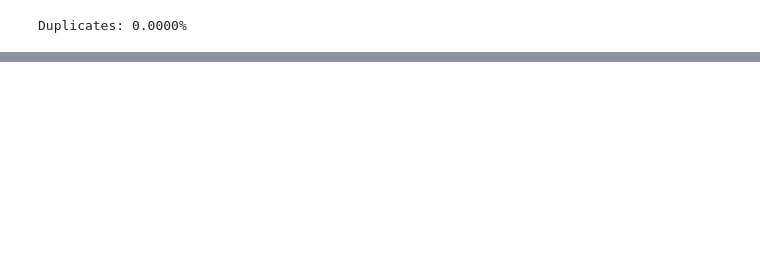
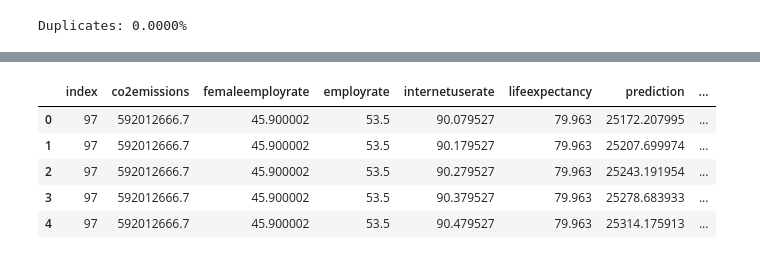
Before and after one commit to Jucavilav/CienciaD-taller2, a Jupyter notebook: Taller2.ipynb, the cells around one changed output, grey strips where cells are left out. Saved outputs shown, nothing was run; the diff lists cells and outputs as text; code cells hidden in the pictures; blank space fills up the shorter version.

```diff
--- a/Taller2.ipynb
+++ b/Taller2.ipynb
@@ -302,0 +347,14 @@ Se dividira el DF dos partes:
+# %%
+# Siendo el incremento de apenas 1/10 de unidad, se espera un cambio en la estimación de la variable objetivo de ~0.57%
+df = pd.concat([df_seleccionado[features].iloc[0:1]] * 5).reset_index()
+df["internetuserate"] = df["internetuserate"] + (df.index / 10)
+df["prediction"] = regression.predict(df[features])
+df["% change"] = df["prediction"].diff()
+df
+# %% [output]
+|  | index | co2emissions | femaleemployrate | employrate | internetuserate | lifeexpectancy | prediction | ... |
+| 0 | 97 | 592012666.7 | 45.900002 | 53.5 | 90.079527 | 79.963 | 25172.207995 | ... |
+| 1 | 97 | 592012666.7 | 45.900002 | 53.5 | 90.179527 | 79.963 | 25207.699974 | ... |
+| 2 | 97 | 592012666.7 | 45.900002 | 53.5 | 90.279527 | 79.963 | 25243.191954 | ... |
+| 3 | 97 | 592012666.7 | 45.900002 | 53.5 | 90.379527 | 79.963 | 25278.683933 | ... |
+| 4 | 97 | 592012666.7 | 45.900002 | 53.5 | 90.479527 | 79.963 | 25314.175913 | ... |
```
Also changed, not shown: parts of 22 cells of this notebook.
